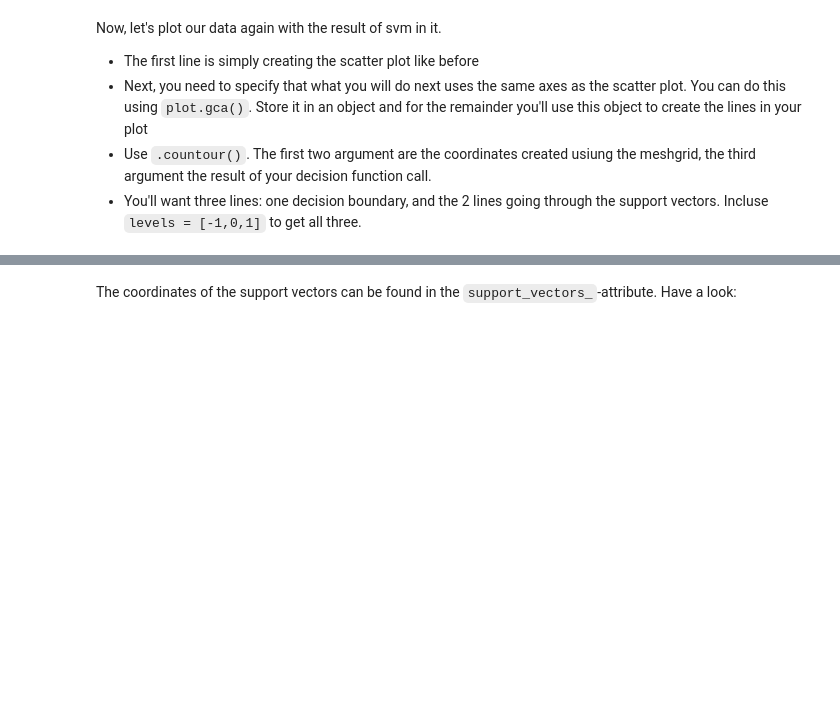
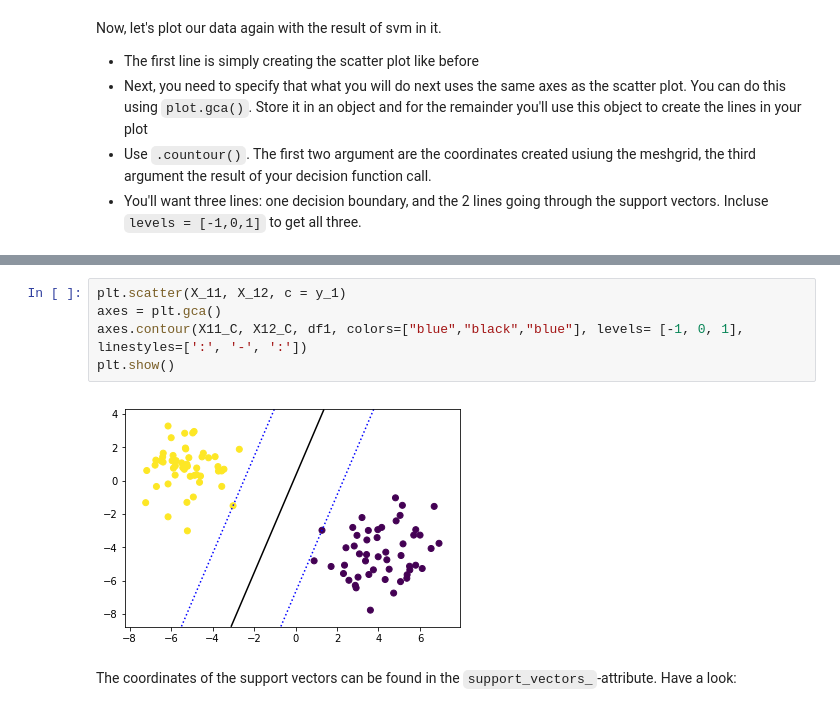
Before and after one commit to fpleoni/dsc-3-33-04-building-an-svm-using-scikit-learn-nyc-ds-career-031119, a Jupyter notebook: index.ipynb, the cells around one changed output, grey strips where cells are left out. Cells and saved outputs as stored; diff of their text form; blank space fills up the shorter version.

```diff
--- a/index.ipynb
+++ b/index.ipynb
@@ -124,2 +120,9 @@ Now, let's plot our data again with the result of svm in it.
+# %%
+plt.scatter(X_11, X_12, c = y_1)
+axes = plt.gca()
+axes.contour(X11_C, X12_C, df1, colors=["blue","black","blue"], levels= [-1, 0, 1], linestyles=[':', '-', ':'])
+plt.show()
+# %% [output]
+[figure, added]
 # %% [markdown]
 The coordinates of the support vectors can be found in the `support_vectors_`-attribute. Have a look:
```
Also changed, not shown: parts of 3 cells of this notebook.
